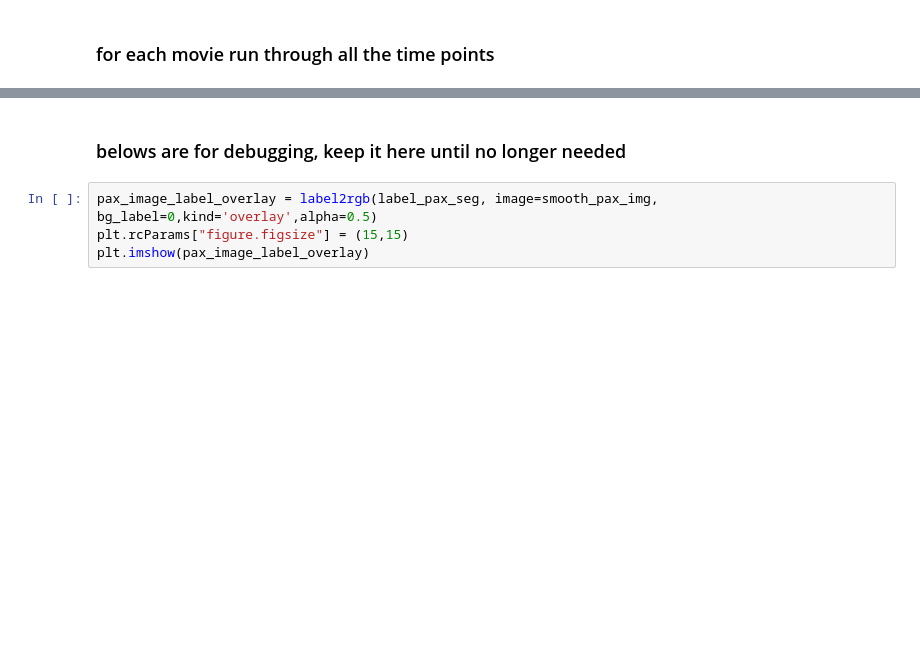
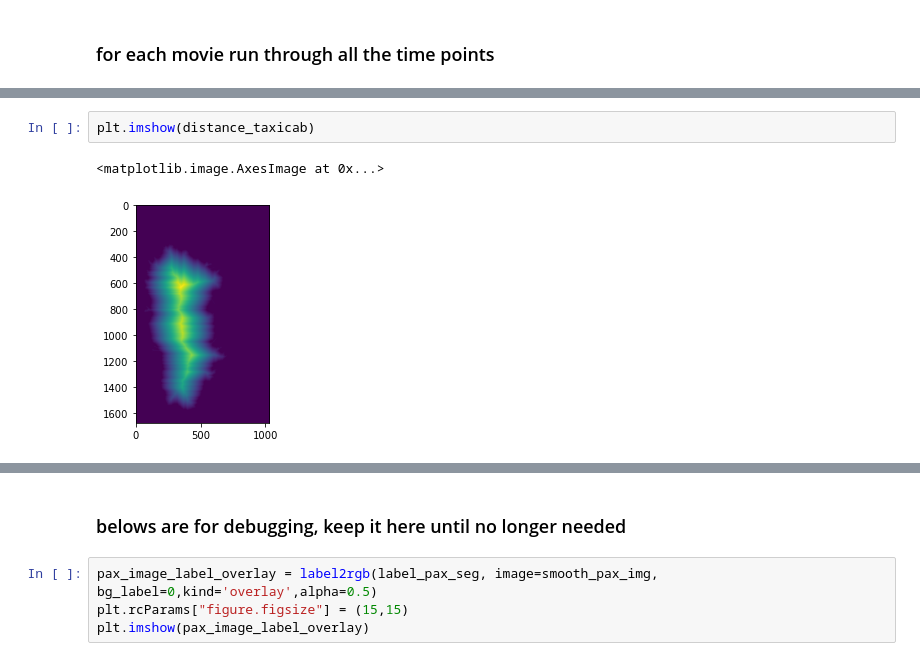
Before and after one commit to Center-for-Living-Systems/focal_adhesion_clustering, a Jupyter notebook: seg_pax_movieczi.ipynb, the cells around one changed output, grey strips where cells are left out. Cells and saved outputs as stored; diff of their text form; blank space fills up the shorter version.

```diff
--- a/seg_pax_movieczi.ipynb
+++ b/seg_pax_movieczi.ipynb
@@ -309,0 +424,5 @@ Clipping input data to the valid range for imshow with RGB data ([0..1] for floa
+# %%
+plt.imshow(distance_taxicab)
+# %% [output]
+<matplotlib.image.AxesImage at 0x...>
+[figure, added]
```
Also changed, not shown: parts of 13 cells of this notebook, 18 other files.
